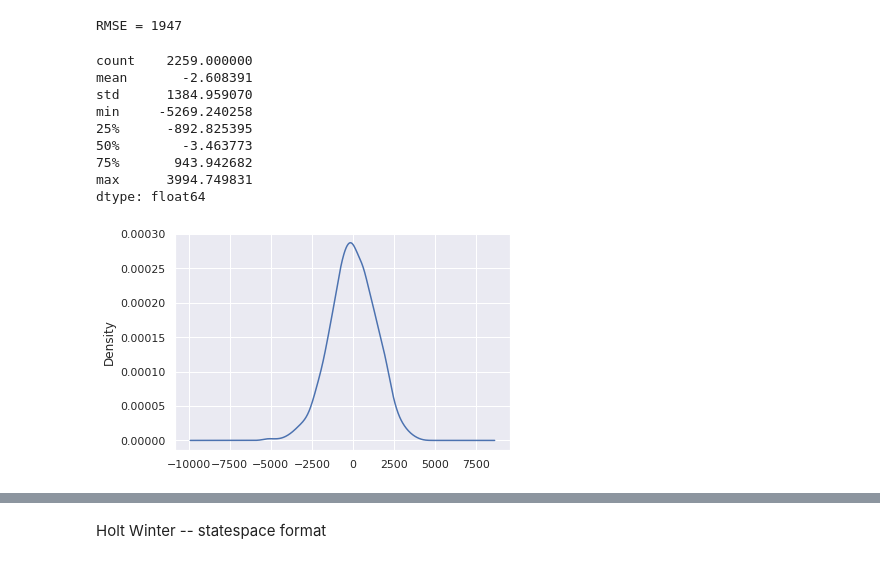
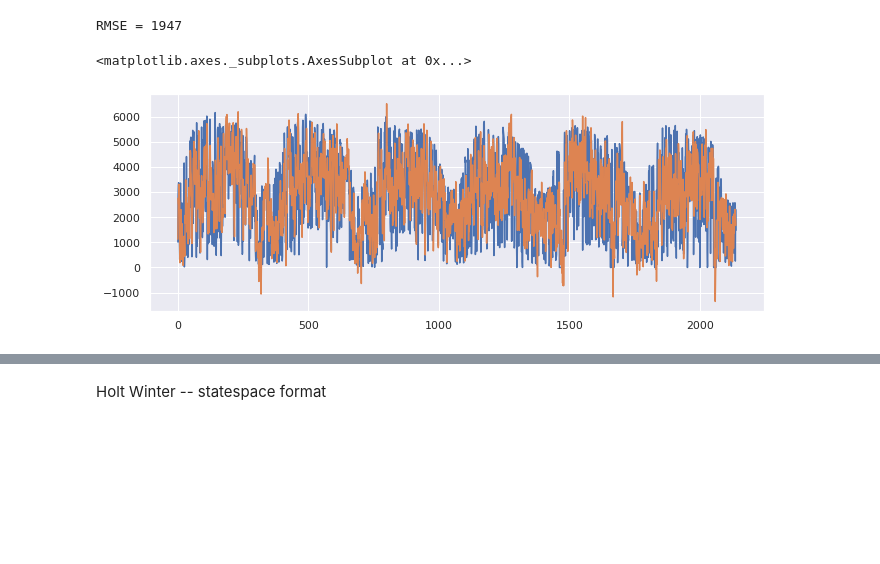
Before and after one commit to pixel-ports/PV_prod_predic, a Jupyter notebook: MODEL_PREDIC_BENCHMARK/PV_Prediction.ipynb, the cells around one changed output, grey strips where cells are left out. Saved outputs shown, nothing was run; the diff lists cells and outputs as text; code cells hidden in the pictures; blank space fills up the shorter version.

```diff
--- a/MODEL_PREDIC_BENCHMARK/PV_Prediction.ipynb
+++ b/MODEL_PREDIC_BENCHMARK/PV_Prediction.ipynb
@@ -310,22 +325,10 @@ print("RMSE = %d" % rmse)
 RMSE = 1947
 # %%
 # make prediction in-sample prediction
-yhat = model_fit.predict(start=0, end=train_data.shape[0])
-test_data['train_prediction'] = yhat.values
-te_data.Energy_Generated.plot()
-test_data.test_prediction.plot()
-
-residuals = model_fit.resid
-residuals.plot(kind='kde')
-print(residuals.describe())
+yhat = model_fit.predict(start=0, end=train_data.shape[0]-1)
+raw_data['yhat'] = yhat.values
+raw_data.y.plot()
+raw_data.yhat.plot()
 # %% [output]
-count    2259.000000
-mean       -2.608391
-std      1384.959070
-min     -5269.240258
-25%      -892.825395
-50%        -3.463773
-75%       943.942682
-max      3994.749831
-dtype: float64
+<matplotlib.axes._subplots.AxesSubplot at 0x...>
-[figure, old version]
+[figure, new version]
```
Also changed, not shown: parts of 9 cells of this notebook.
